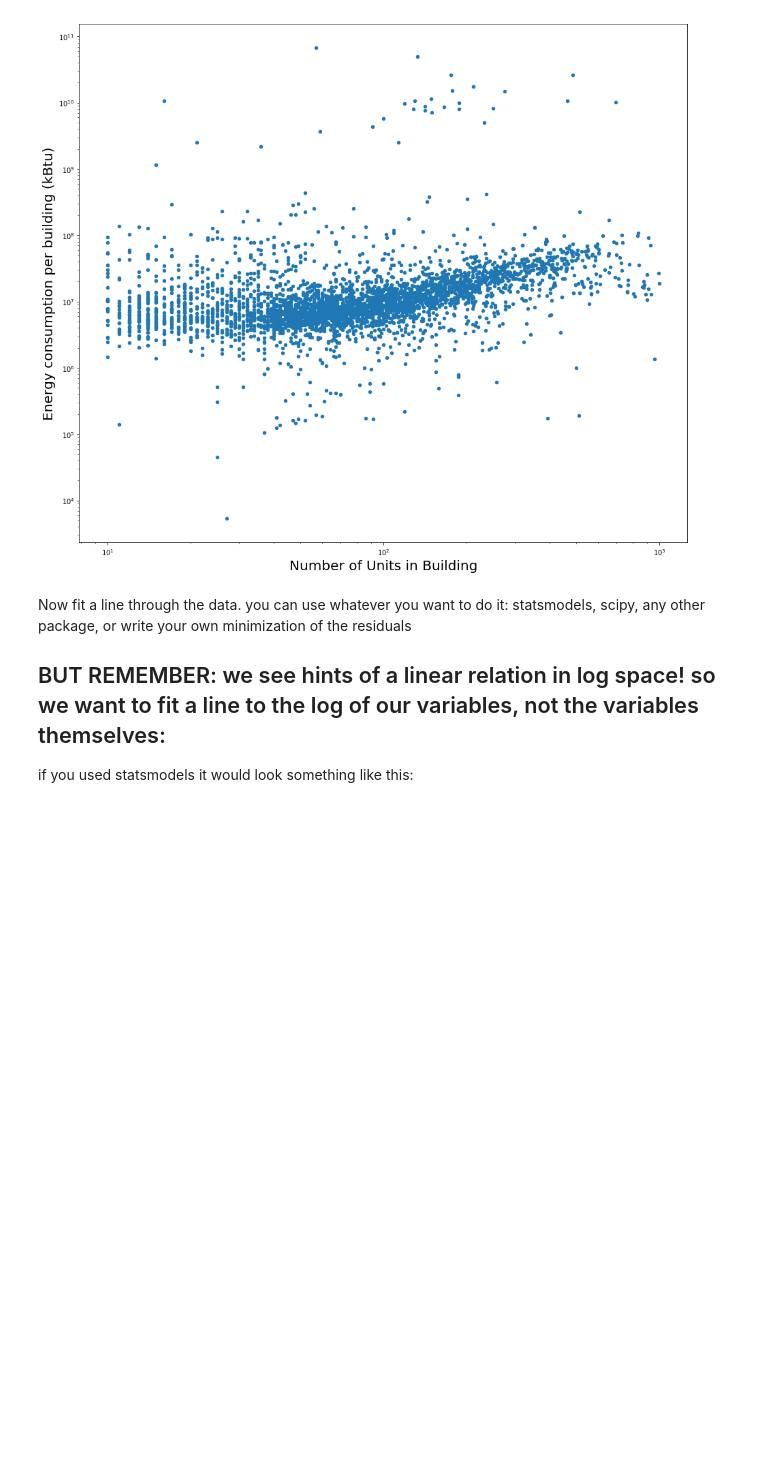
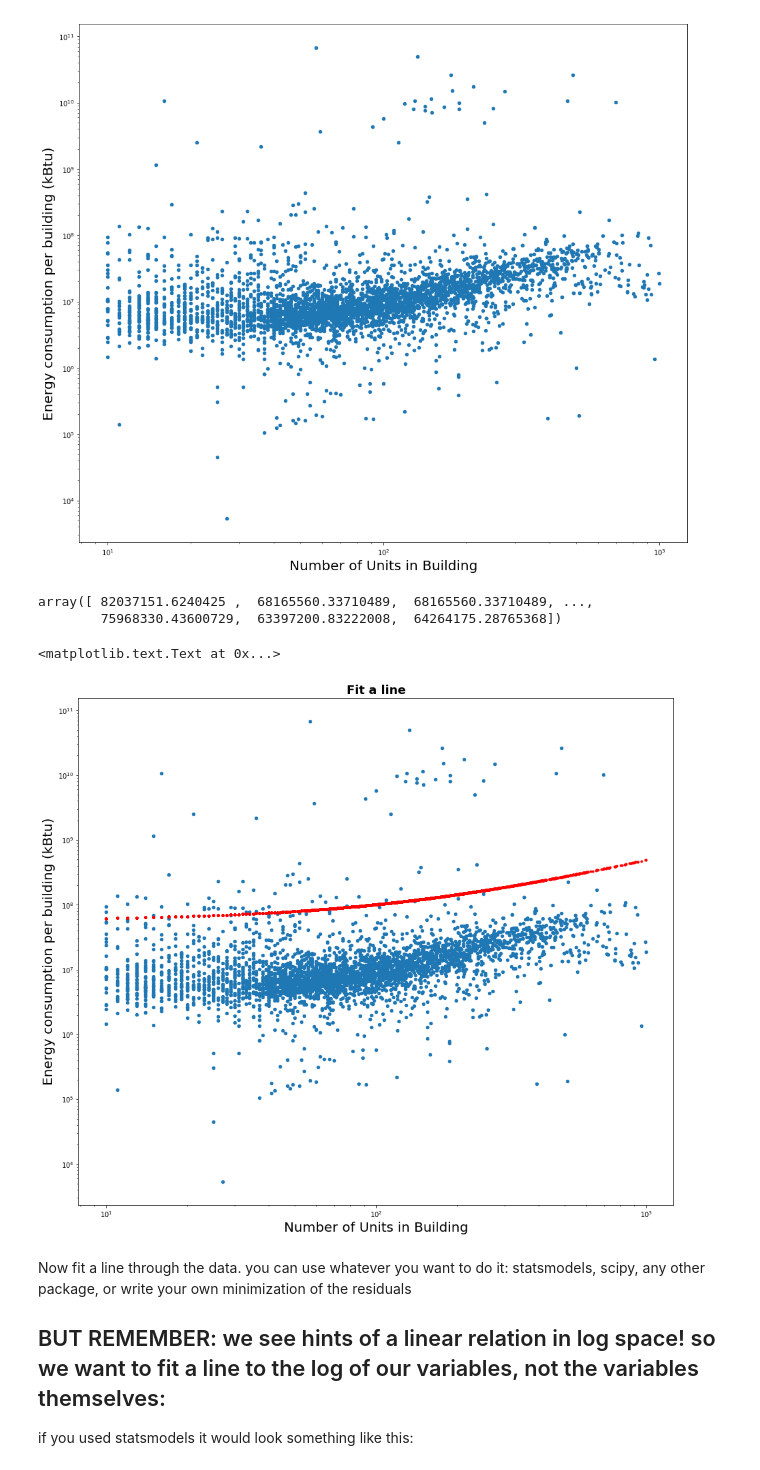
Before and after one commit to yixuantang/PUI2017_yt1369, a Jupyter notebook: HW6_yt1369/Assignment1_yt1369.ipynb, the cells around one changed output. Cells and saved outputs as stored; diff of their text form; code cells hidden in the pictures; blank space fills up the shorter version.

```diff
--- a/HW6_yt1369/building_nrg_instructions_yt1369.ipynb
+++ b/HW6_yt1369/Assignment1_yt1369.ipynb
@@ -327,6 +332,30 @@ yl = ax.set_xlabel("Number of Units in Building", fontsize=20)
 xl = ax.set_ylabel("Energy consumption per building (kBtu)", fontsize=20)
 # %% [output]
 [figure]
+# %%
+myfit1 = smf.ols('bblnrgdataCut.nrg ~ bblnrgdataCut.UnitsTotal',data = bblnrgdataCut, missing = 'drop').fit()
+myfit1.predict()
+# %% [output]
+array([ 82037151.6240425 ,  68165560.33710489,  68165560.33710489, ...,
+        75968330.43600729,  63397200.83222008,  64264175.28765368])
+# %%
+# fit a line
+bblnrgdata['nrg'] = bblnrgdata['total_energy_consumption(kBtu)']/bblnrgdata['DOF Number of Buildings']
+
+bblnrgdataCut = bblnrgdata[(bblnrgdata.nrg > 1000) * (bblnrgdata.UnitsTotal>=10) *
+                           (bblnrgdata.UnitsTotal<1000)]
+
+ax = bblnrgdataCut.plot(kind='scatter', y='nrg', x='UnitsTotal',
+                   marker='o',  figsize=(16, 14), loglog=True)
+yl = ax.set_xlabel("Number of Units in Building", fontsize=20)
+xl = ax.set_ylabel("Energy consumption per building (kBtu)", fontsize=20)
+
+pl.plot(bblnrgdataCut.UnitsTotal, myfit1.predict(), 'r.')
+pl.legend()
+pl.title("Fit a line", weight = 'bold', fontsize = 18)
+# %% [output]
+<matplotlib.text.Text at 0x...>
+[figure, added]
 # %% [markdown]
 Now fit a line through the data. you can use whatever you want to do it: statsmodels, scipy, any other package, or write your own minimization of the residuals
 
```
Also changed, not shown: parts of 16 cells of this notebook, 2 other files.
